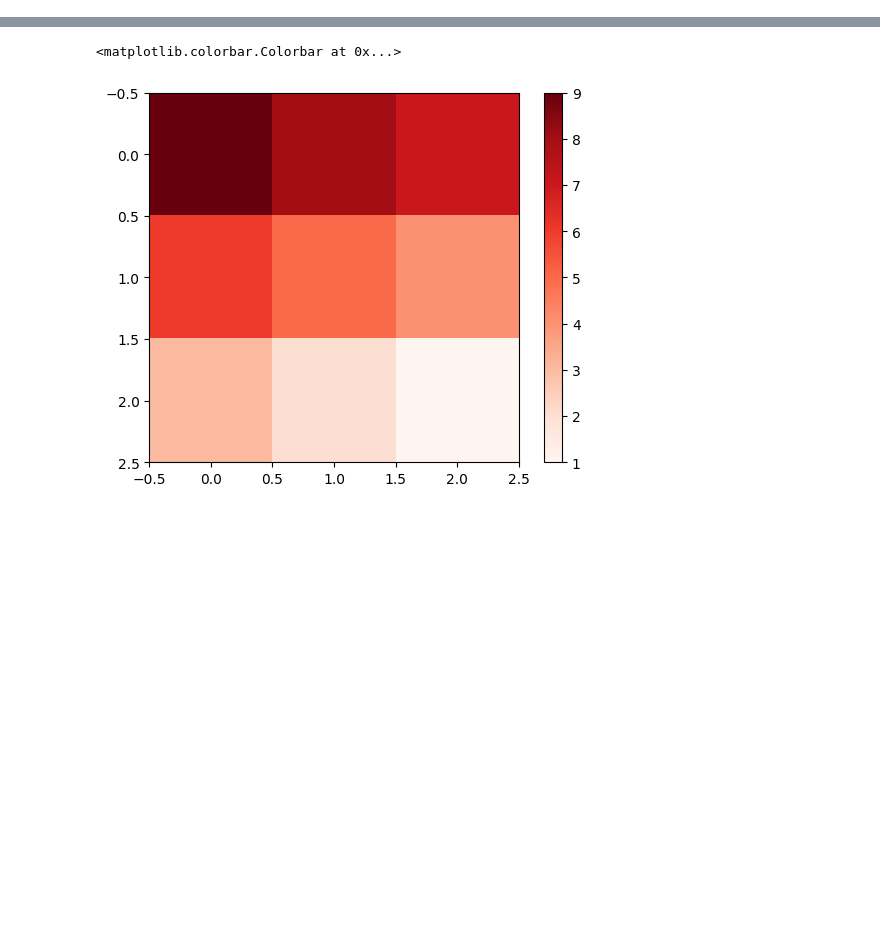
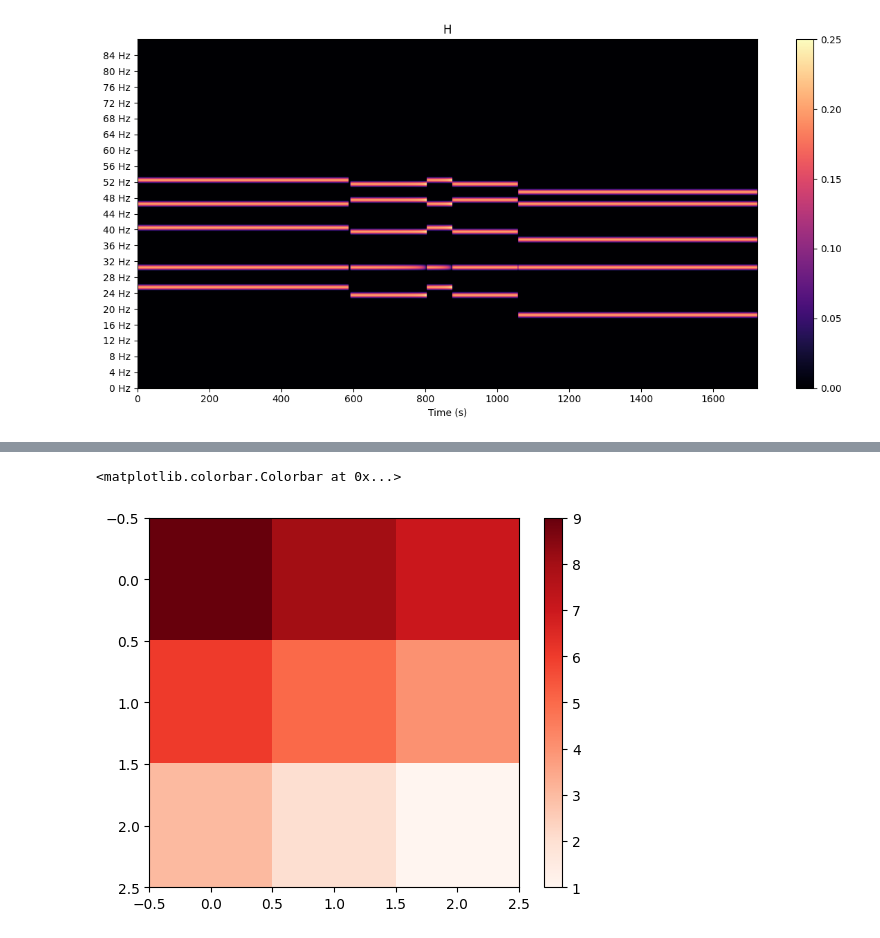
Before and after one commit to edabier/Unrolled-NMF, a Jupyter notebook: test.ipynb, the cells around one changed output, grey strips where cells are left out. Cells and saved outputs as stored; diff of their text form; code cells hidden in the pictures; blank space fills up the shorter version.

```diff
--- a/test.ipynb
+++ b/test.ipynb
@@ -19,0 +35,79 @@ else:
+# %%
+y, sr = torchaudio.load("piano-dataset/audios/example-1.wav")
+eps = 1e-6
+
+M, times, freqs_M = spec.cqt_spec(y, sr)
+# W, freqs, sample_rate, true_freqs = init.init_W(W_path)#, normalize_thresh=0.1)
+# H = init.init_H(l=88, t=M.shape[1], W=W, M=M, n_init_steps=10, device=dev)
+
+midi, onset, offset, _ = spec.midi_to_pianoroll(f"piano-dataset/midis/example-1.mid", y, times, hop_length=128, sr=sr)
+active_midi = [i for i in range(88) if (midi[i,:]>0).any().item()]
+H = init.MIDI_to_H(midi, active_midi, onset, offset)
+
+M_norm, norm_M = spec.l1_norm(M, threshold=0.01, set_min=eps)
+H_norm, norm = spec.l1_norm(H, threshold=0.01, set_min=eps)
+norm = norm.to(dev)
+
+M = M.to(dev)
+W_hat_mu, H_hat_mu, M_hat_mu, _ = mu(M_norm, dev)
+W_hat_ralmu, H_hat_ralmu, M_hat_ralmu, _ = ralmu(M_norm, dev)
+# %%
+import pandas as pd
+from sklearn.model_selection import train_test_split
+from adasp_data_management import music
+from torch.utils.data import DataLoader
+
+split=0.8
+length=10
+subset=0.1
+dtype=None
+eps=1e-6
+path = "/home/ids/edabier/AMT/Unrolled-NMF/MAPS/metadata.csv"
+W_path = '/home/ids/edabier/AMT/Unrolled-NMF/test-data/synth-single-notes'
+
+mu = models.MU_NMF(n_iter=10, W_path=W_path)
+ralmu = models.RALMU(W_path=W_path, n_init_steps=10, hidden=16, lambda_h=0.2, shared=True, return_layers=False)
+state_dict = torch.load('/home/ids/edabier/AMT/Unrolled-NMF/models/checkpoint.pt')
+ralmu.load_state_dict(state_dict['model_state_dict'])
+
+metadata = pd.read_csv(path)
+train_data, test_data   = train_test_split(metadata, train_size=split, random_state=1)
+train_data, valid_data  = train_test_split(train_data, train_size=split, random_state=1)
+train_data = train_data.reset_index(drop=True)
+# test_data = test_data.reset_index(drop=True)
+valid_data = valid_data.reset_index(drop=True)
+print("Split the dataset - done ✓")
+
+train_set   = utils.LocalDataset(train_data, use_midi=True, fixed_length=length, subset=subset, dtype=dtype)
+train_sampler   = utils.SequentialBatchSampler(train_set, batch_size=1)
+collate_fn = utils.create_collate_fn(use_midi=True)
+train_loader    = DataLoader(train_set, batch_sampler=train_sampler, collate_fn=collate_fn)
+
+for i, (M, H, midi) in enumerate(train_loader):
+    if i == 0:
+        continue
+    elif i==1:
+        with torch.no_grad():
+            M = torch.clamp(M, min=eps)
+            M = M.squeeze(0)
+            M = M.to(dev)
+            H = H.squeeze(0)
+            H = H.to(dev)
+            midi = midi.squeeze(0)
+            midi = midi.to(dev)
+
+
+            H_norm, norm_H = spec.l1_norm(H, threshold=0.01, set_min=eps)
+            M_norm, norm_M = spec.l1_norm(M, threshold=0.01, set_min=eps)
+
+            spec.vis_cqt_spectrogram(H_norm.cpu(), title="H")
+            spec.vis_cqt_spectrogram(M_norm.cpu())
+            spec.vis_cqt_spectrogram(midi.cpu(), title="MIDI")
+
+            W_hat_ralmu, H_hat_ralmu, M_hat_ralmu, norm_ralmu = ralmu.forward(M_norm, device=dev)
+            # H_hat_ralmu2 = H_hat_ralmu * norm_ralmu
+
+            W_hat_mu, H_hat_mu, M_hat_mu, norm_mu = mu.forward(M_norm, device=dev)
+            # H_hat_mu2 = H_hat_mu * norm_mu
+    break
+# %% [output]
@@ -19,0 +120 @@ else:
+[figure, added]
```
Also changed, not shown: parts of 24 cells of this notebook, 9 other files.
